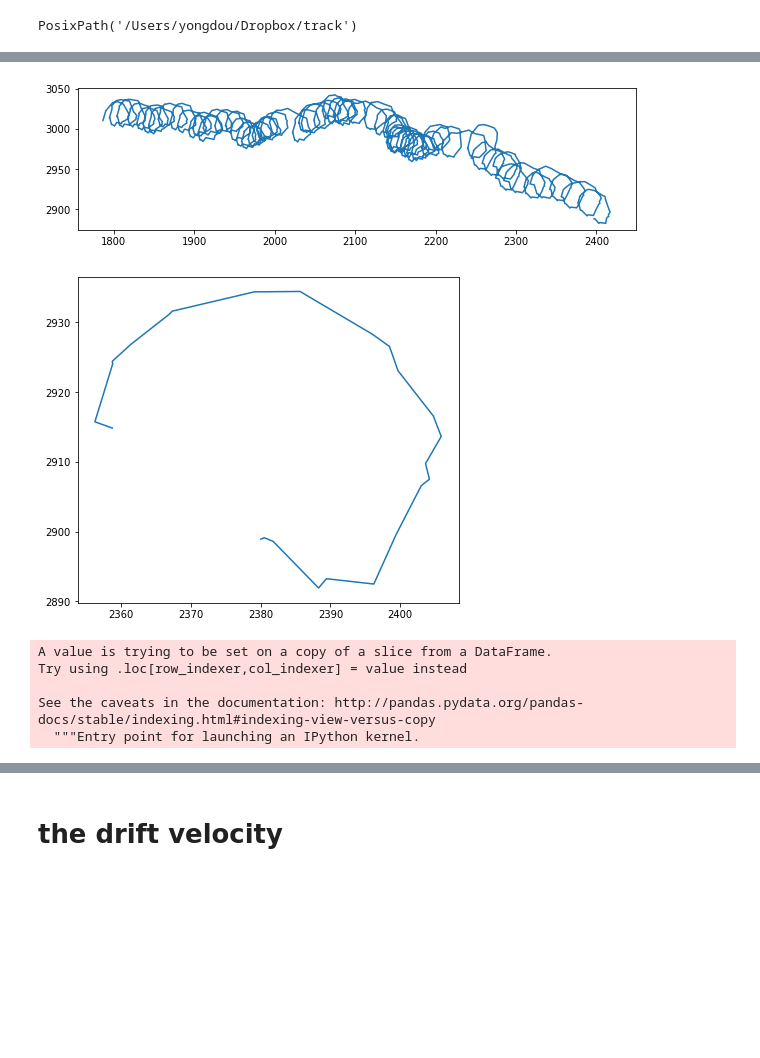
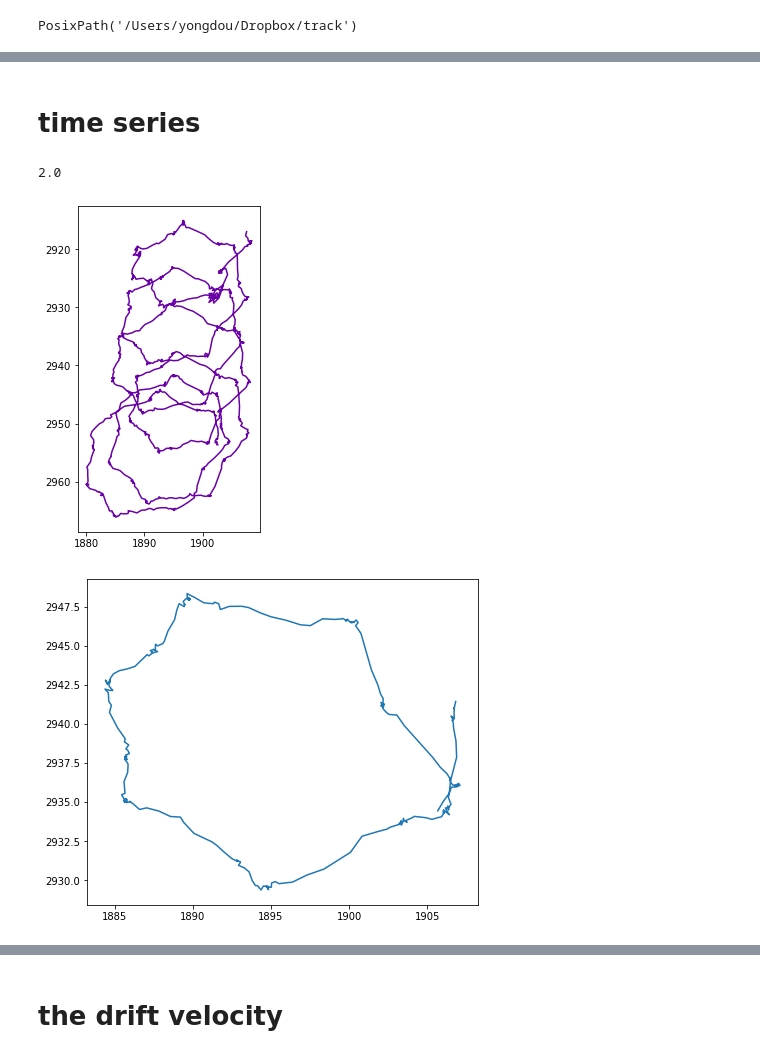
Before and after one commit to someoneinthecrowd/track-colloid-motion, a Jupyter notebook: analysis_data.ipynb, the cells around one changed output, grey strips where cells are left out. Cells and saved outputs as stored; diff of their text form; code cells hidden in the pictures; blank space fills up the shorter version.

```diff
--- a/analysis_data.ipynb
+++ b/analysis_data.ipynb
@@ -49,0 +66,3 @@ PosixPath('/Users/yongdou/Dropbox/track')
+# %%
+name=glob.glob('/Users/yongdou/Downloads/track/02082020/numerical702/*.csv' )
+name
@@ -50,3 +80,5 @@ PosixPath('/Users/yongdou/Dropbox/track')
 # %%
 #frames=pims.Video('20d02.avi')
-d0=pd.read_csv("/Users/yongdou/Downloads/track/02032020/20dexp2_03.csv")
+
+d0=pd.read_csv(name[1])
+name[1]
@@ -102,0 +130,3 @@ set(d0["particle"])
+# %%
+ID=list(set(d0["particle"]))
+d0['time']=d0['frame']/(fps/cut)
@@ -103,28 +161,28 @@ set(d0["particle"])
+# %% [markdown]
+# time series
+# %%
+np.round(2.2444)
+# %% [output]
+2.0
 # %%
-partilcenumber=3
+
+partilcenumber=ID[10]
 particle1=d0[d0["particle"]==partilcenumber]
 # %%
 fig, ax = plt.subplots()
-plt.plot(particle1['x']*mpp,particle1['y']*mpp)
+plt.plot(particle1['x']*mpp,particle1['y']*mpp,c=cm.plasma(0.2))
+plt.gca().invert_yaxis()
 ax.set_aspect('equal')
 # %% [output]
-[figure, old version]
+[figure, new version]
 # %%
-n=1
+n=2
 
 fig, ax = plt.subplots()
 plt.plot(particle1['x'][period*n:period*(n+1)]*mpp,particle1['y'][period*n:period*(n+1)]*mpp)
 ax.set_aspect('equal')
 # %% [output]
-[figure, old version]
+[figure, new version]
-# %%
-particle1['time']=particle1['frame']/(fps/cut)
-# %% [output]
-A value is trying to be set on a copy of a slice from a DataFrame.
-Try using .loc[row_indexer,col_indexer] = value instead
-
-See the caveats in the documentation: http://pandas.pydata.org/pandas-docs/stable/indexing.html#indexing-view-versus-copy
-  """Entry point for launching an IPython kernel.
 # %%
 particle1.head()
 # %% [output]
```
Also changed, not shown: parts of 22 cells of this notebook.
